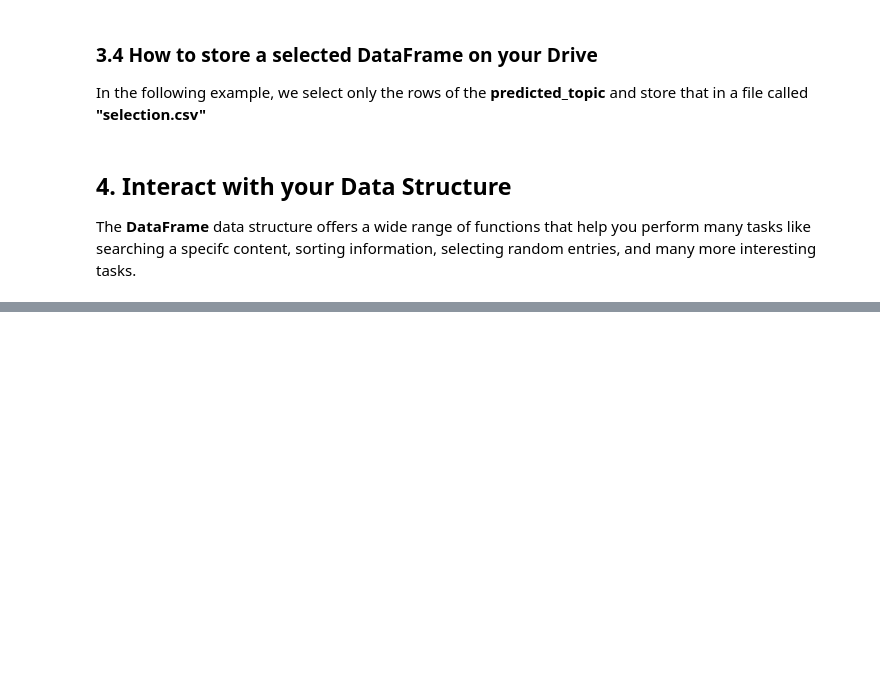
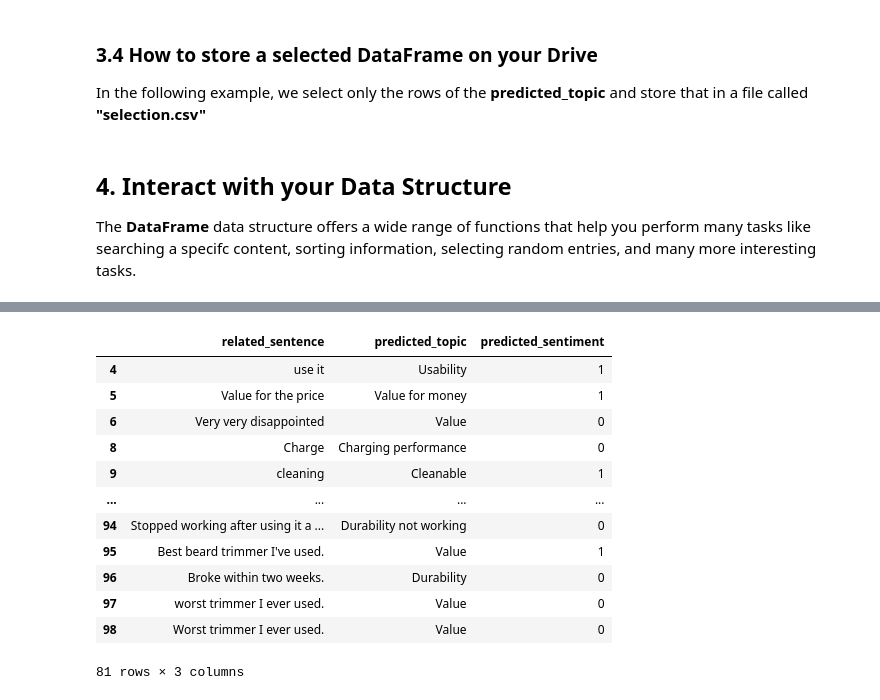
Before and after one commit to mounakacimi/study_path, a Jupyter notebook: Session1_Lecture.ipynb, the cells around one changed output, grey strips where cells are left out. Cells and saved outputs as stored; diff of their text form; code cells hidden in the pictures; blank space fills up the shorter version.

```diff
--- a/Session1_Lecture.ipynb
+++ b/Session1_Lecture.ipynb
@@ -145,0 +163,20 @@ query_result
+# %%
+query_result=annotations[~annotations['related_sentence'].str.contains('money')]
+
+query_result=query_result[~query_result['related_sentence'].str.contains('product')]
+
+query_result
+# %% [output]
+|  | related_sentence | predicted_topic | predicted_sentiment |
+| 4 | use it | Usability | 1 |
+| 5 | Value for the price | Value for money | 1 |
+| 6 | Very very disappointed | Value | 0 |
+| 8 | Charge | Charging performance | 0 |
+| 9 | cleaning | Cleanable | 1 |
+| ... | ... | ... | ... |
+| 94 | Stopped working after using it a ... | Durability not working | 0 |
+| 95 | Best beard trimmer I've used. | Value | 1 |
+| 96 | Broke within two weeks. | Durability | 0 |
+| 97 | worst trimmer I ever used. | Value | 0 |
+| 98 | Worst trimmer I ever used. | Value | 0 |
+81 rows × 3 columns
```
Also changed, not shown: parts of 6 cells of this notebook.
